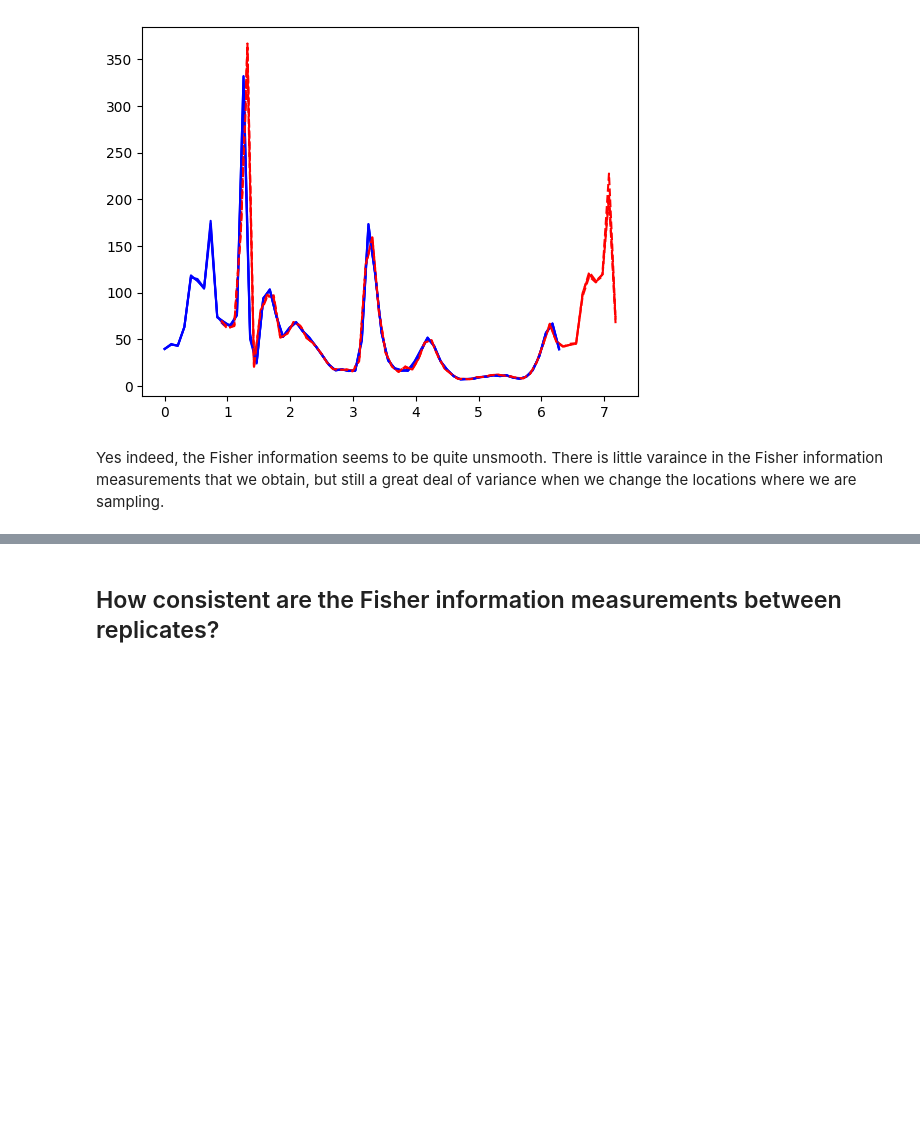
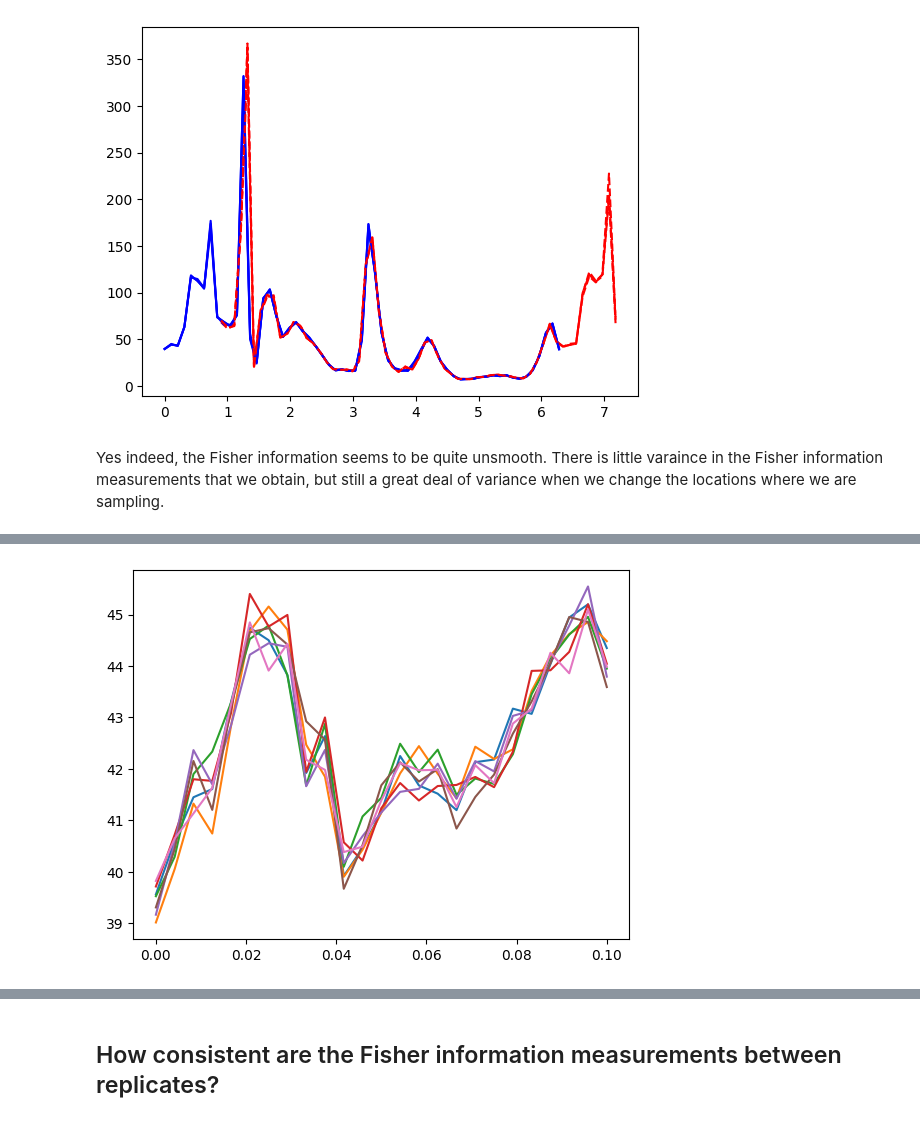
Before and after one commit to lrast/angleFinetuning, a Jupyter notebook: Results2.2-backprop_dynamics.ipynb, the cells around one changed output, grey strips where cells are left out. Saved outputs shown, nothing was run; the diff lists cells and outputs as text; code cells hidden in the pictures; blank space fills up the shorter version.

```diff
--- a/Results2.2-backprop_dynamics.ipynb
+++ b/Results2.2-backprop_dynamics.ipynb
@@ -1342,0 +1476,6 @@ Yes indeed, the Fisher information seems to be quite unsmooth. There is little v
+# %%
+FIs = []
+for rep in range(7):
+    FI = Fisher_derivatives_faces_optimized(model, np.linspace(0, 0.1, 25), num_samples=1000)
+    FIs.append(FI)
+    print(rep)
@@ -1342,0 +1490,5 @@ Yes indeed, the Fisher information seems to be quite unsmooth. There is little v
+# %%
+for FI in FIs:
+    plt.plot(np.linspace(0, 0.1, 25), FI)
+# %% [output]
+[figure, added]
```
Also changed, not shown: parts of 24 cells of this notebook, 3 other files.
